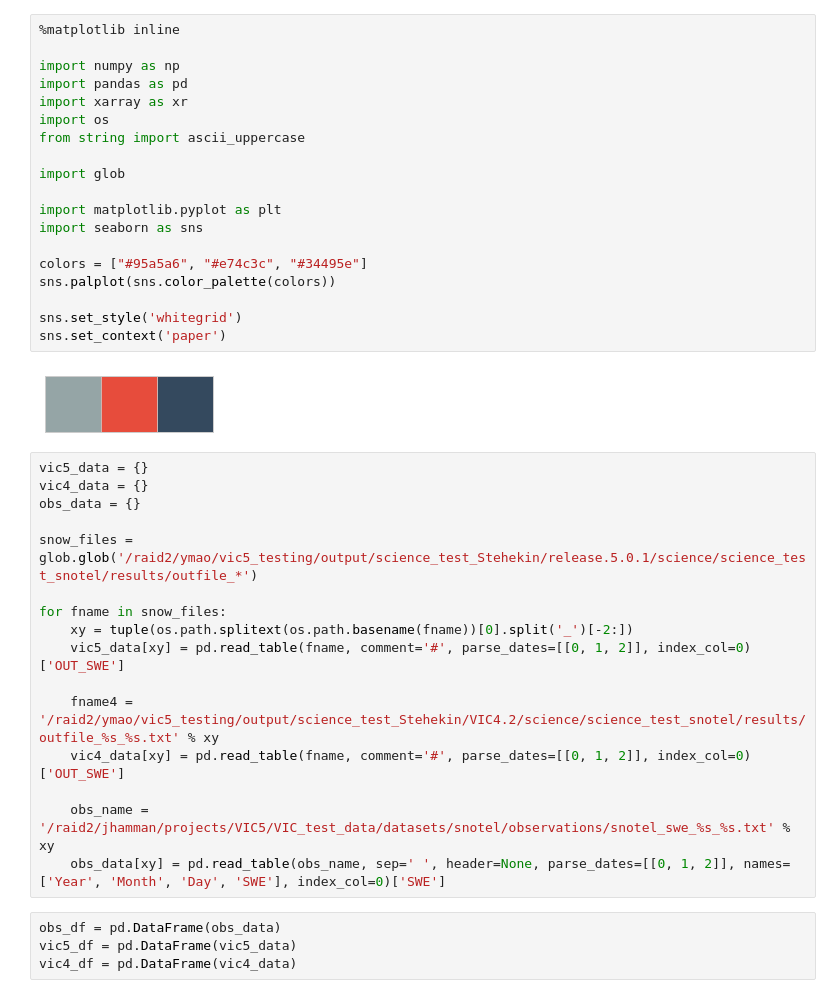
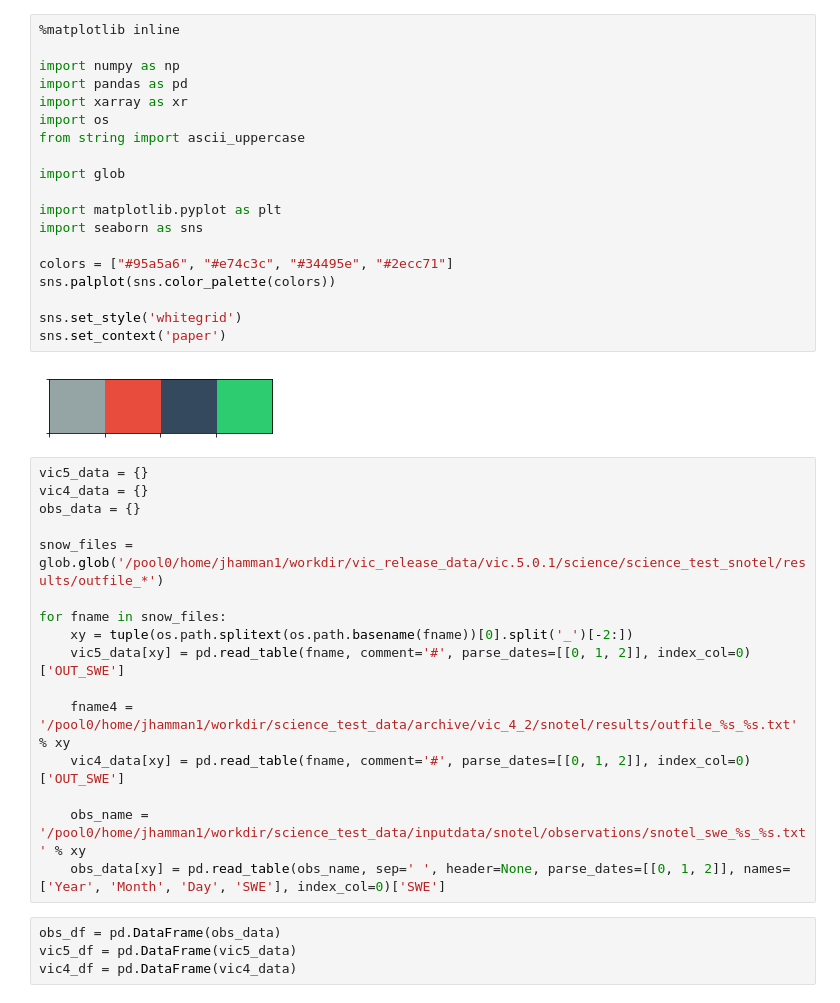
Before and after one commit to jhamman/VIC5_paper, a Jupyter notebook: notebooks/VIC5_test_data_summary.ipynb, the cells around one changed output. Saved outputs shown, nothing was run; the diff lists cells and outputs as text.

```diff
--- a/notebooks/VIC5_test_data_summary.ipynb
+++ b/notebooks/VIC5_test_data_summary.ipynb
@@ -1,39 +1,39 @@
 # %%
 %matplotlib inline
 
 import numpy as np
 import pandas as pd
 import xarray as xr
 import os
 from string import ascii_uppercase
 
 import glob
 
 import matplotlib.pyplot as plt
 import seaborn as sns
 
-colors = ["#95a5a6", "#e74c3c", "#34495e"]
+colors = ["#95a5a6", "#e74c3c", "#34495e", "#2ecc71"]
 sns.palplot(sns.color_palette(colors))
 
 sns.set_style('whitegrid')
 sns.set_context('paper')
 # %% [output]
-[figure, old version]
+[figure, new version]
 # %%
 vic5_data = {}
 vic4_data = {}
 obs_data = {}
 
-snow_files = glob.glob('/raid2/ymao/vic5_testing/output/science_test_Stehekin/release.5.0.1/science/science_test_snotel/results/outfile_*')
+snow_files = glob.glob('/pool0/home/jhamman1/workdir/vic_release_data/vic.5.0.1/science/science_test_snotel/results/outfile_*')
 
 for fname in snow_files:
     xy = tuple(os.path.splitext(os.path.basename(fname))[0].split('_')[-2:])
     vic5_data[xy] = pd.read_table(fname, comment='#', parse_dates=[[0, 1, 2]], index_col=0)['OUT_SWE']
 
-    fname4 = '/raid2/ymao/vic5_testing/output/science_test_Stehekin/VIC4.2/science/science_test_snotel/results/outfile_%s_%s.txt' % xy
+    fname4 = '/pool0/home/jhamman1/workdir/science_test_data/archive/vic_4_2/snotel/results/outfile_%s_%s.txt' % xy
     vic4_data[xy] = pd.read_table(fname, comment='#', parse_dates=[[0, 1, 2]], index_col=0)['OUT_SWE']
 
-    obs_name = '/raid2/jhamman/projects/VIC5/VIC_test_data/datasets/snotel/observations/snotel_swe_%s_%s.txt' % xy
+    obs_name = '/pool0/home/jhamman1/workdir/science_test_data/inputdata/snotel/observations/snotel_swe_%s_%s.txt' % xy
     obs_data[xy] = pd.read_table(obs_name, sep=' ', header=None, parse_dates=[[0, 1, 2]], names=['Year', 'Month', 'Day', 'SWE'], index_col=0)['SWE']
 # %%
 obs_df = pd.DataFrame(obs_data)
```
Also changed, not shown: parts of 8 cells of this notebook, 4 other files.
